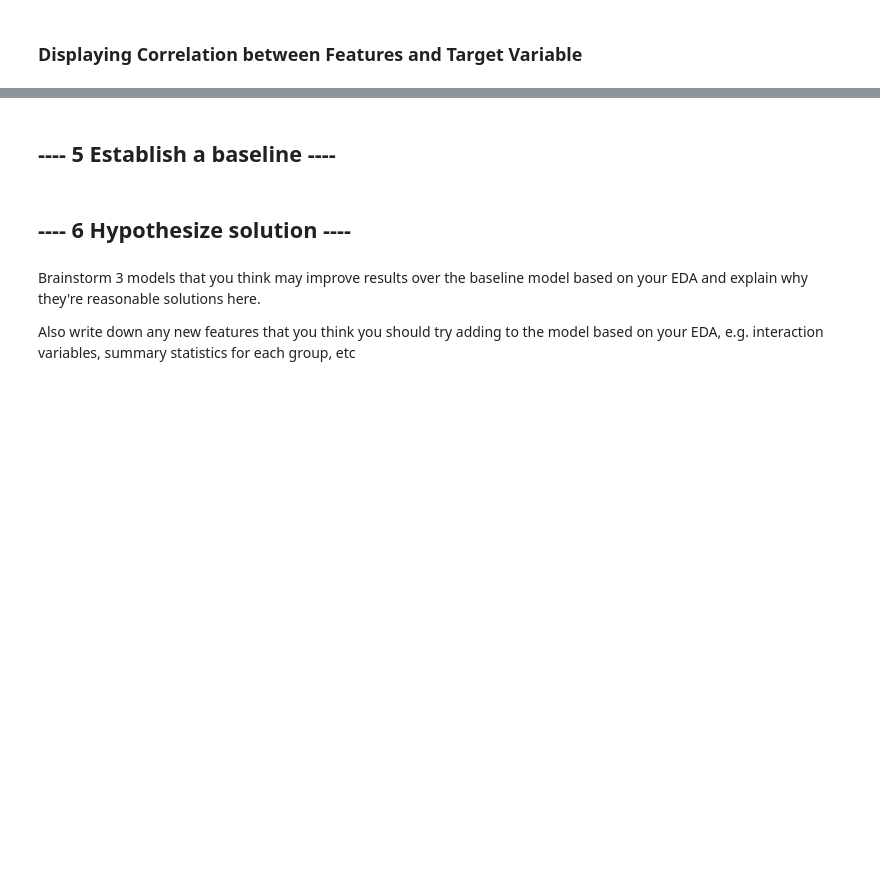
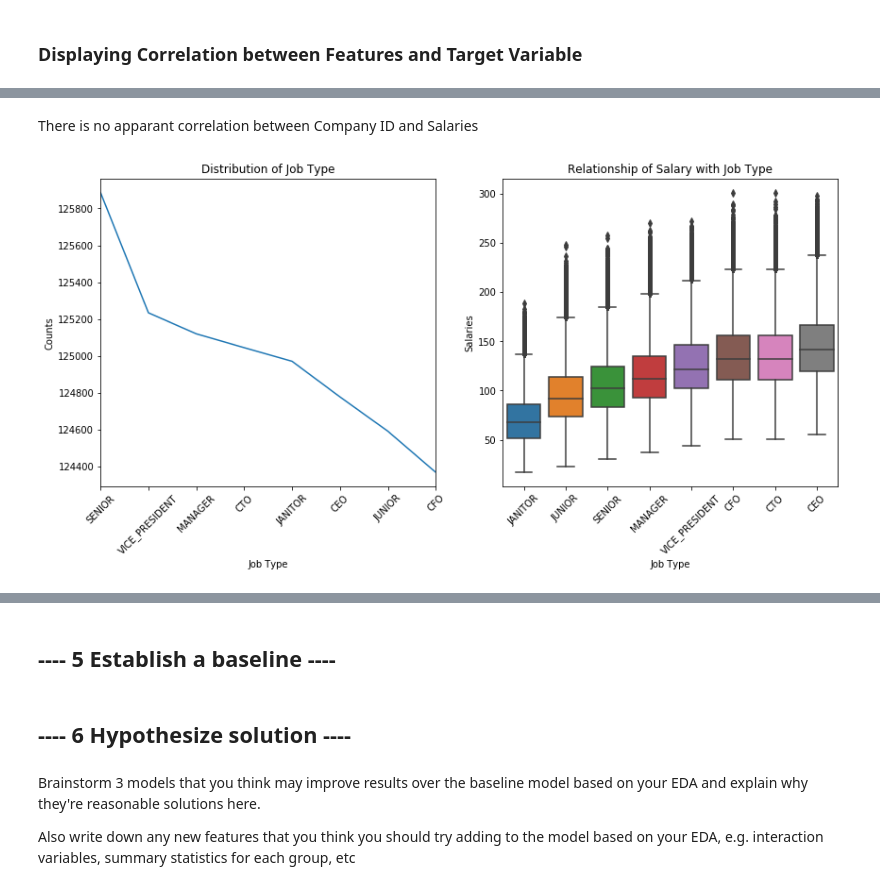
Before and after one commit to MrYoupiter/Salary_Prediction_Portfolio, a Jupyter notebook: SalaryPredictionProject.ipynb, the cells around one changed output, grey strips where cells are left out. Saved outputs shown, nothing was run; the diff lists cells and outputs as text; code cells hidden in the pictures; blank space fills up the shorter version.

```diff
--- a/SalaryPredictionProject.ipynb
+++ b/SalaryPredictionProject.ipynb
@@ -480,0 +521,7 @@ scatter_data(train_merged , 'Experience (Years)')
+# %% [markdown]
+There is no apparant correlation between Company ID and Salaries
+# %%
+#Correlation between Job Type and Salary
+plot_var(train_merged, 'Job Type')
+# %% [output]
+[figure, added]
```
Also changed, not shown: parts of 19 cells of this notebook.
